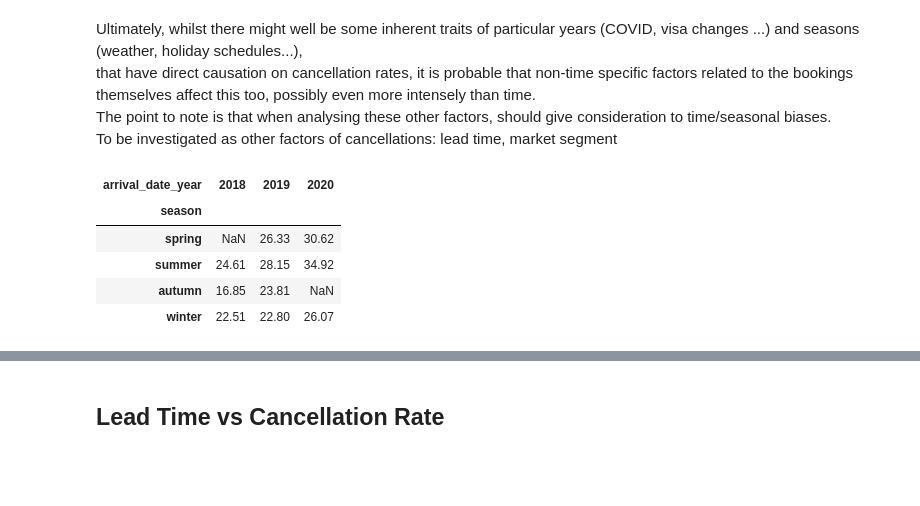
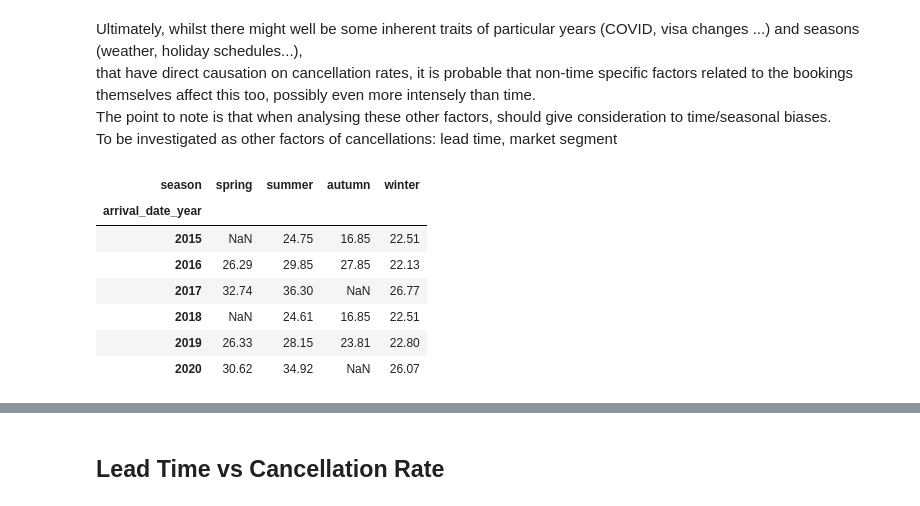
Before and after one commit to dngsus/data_analysis, a Jupyter notebook: 01 Hotel Bookings/01 Hotel v01.ipynb, the cells around one changed output, grey strips where cells are left out. Cells and saved outputs as stored; diff of their text form; code cells hidden in the pictures; blank space fills up the shorter version.

```diff
--- a/01 Hotel Bookings/01 Hotel v01.ipynb
+++ b/01 Hotel Bookings/01 Hotel v01.ipynb
@@ -1051,14 +1055,21 @@ that have direct causation on cancellation rates, it is probable that non-time s
 The point to note is that when analysing these other factors, should give consideration to time/seasonal biases.<br>
 To be investigated as other factors of cancellations: lead time, market segment
 # %%
-df_seasonal_cancellations_chart = df_seasonal_cancellations[["arrival_date_year", "season", "cancellation_rate"]][df_seasonal_cancellations["arrival_date_year"].isin([2018, 2019, 2020])]
-df_seasonal_cancellations_chart = df_seasonal_cancellations_chart.pivot(index = "season", columns = "arrival_date_year", values = "cancellation_rate")
-df_seasonal_cancellations_chart *= 100
-df_seasonal_cancellations_chart
+# df_seasonal_cancellations_chart = df_seasonal_cancellations[["arrival_date_year", "season", "cancellation_rate"]][df_seasonal_cancellations["arrival_date_year"].isin([2018, 2019, 2020])]
+# df_seasonal_cancellations_chart = df_seasonal_cancellations_chart.pivot(index = "season", columns = "arrival_date_year", values = "cancellation_rate")
+# df_seasonal_cancellations_chart *= 100
+# df_seasonal_cancellations_chart
-# %% [output]
-| arrival_date_year | 2018 | 2019 | 2020 |
-| season |  |  |  |
-| spring | NaN | 26.33 | 30.62 |
-| summer | 24.61 | 28.15 | 34.92 |
-| autumn | 16.85 | 23.81 | NaN |
-| winter | 22.51 | 22.80 | 26.07 |
+# %%
+df_seasonal_cancellations_chart = df_seasonal_cancellations[["arrival_date_year", "season", "cancellation_rate"]]#[df_seasonal_cancellations["arrival_date_year"].isin([2018, 2019, 2020])]
+df_seasonal_cancellations_chart = df_seasonal_cancellations_chart.pivot(index = "arrival_date_year", columns = "season", values = "cancellation_rate")
+df_seasonal_cancellations_chart *= 100
+df_seasonal_cancellations_chart
+# %% [output]
+| season | spring | summer | autumn | winter |
+| arrival_date_year |  |  |  |  |
+| 2015 | NaN | 24.75 | 16.85 | 22.51 |
+| 2016 | 26.29 | 29.85 | 27.85 | 22.13 |
+| 2017 | 32.74 | 36.30 | NaN | 26.77 |
+| 2018 | NaN | 24.61 | 16.85 | 22.51 |
+| 2019 | 26.33 | 28.15 | 23.81 | 22.80 |
+| 2020 | 30.62 | 34.92 | NaN | 26.07 |
```
Also changed, not shown: parts of 8 cells of this notebook, 2 other files.
